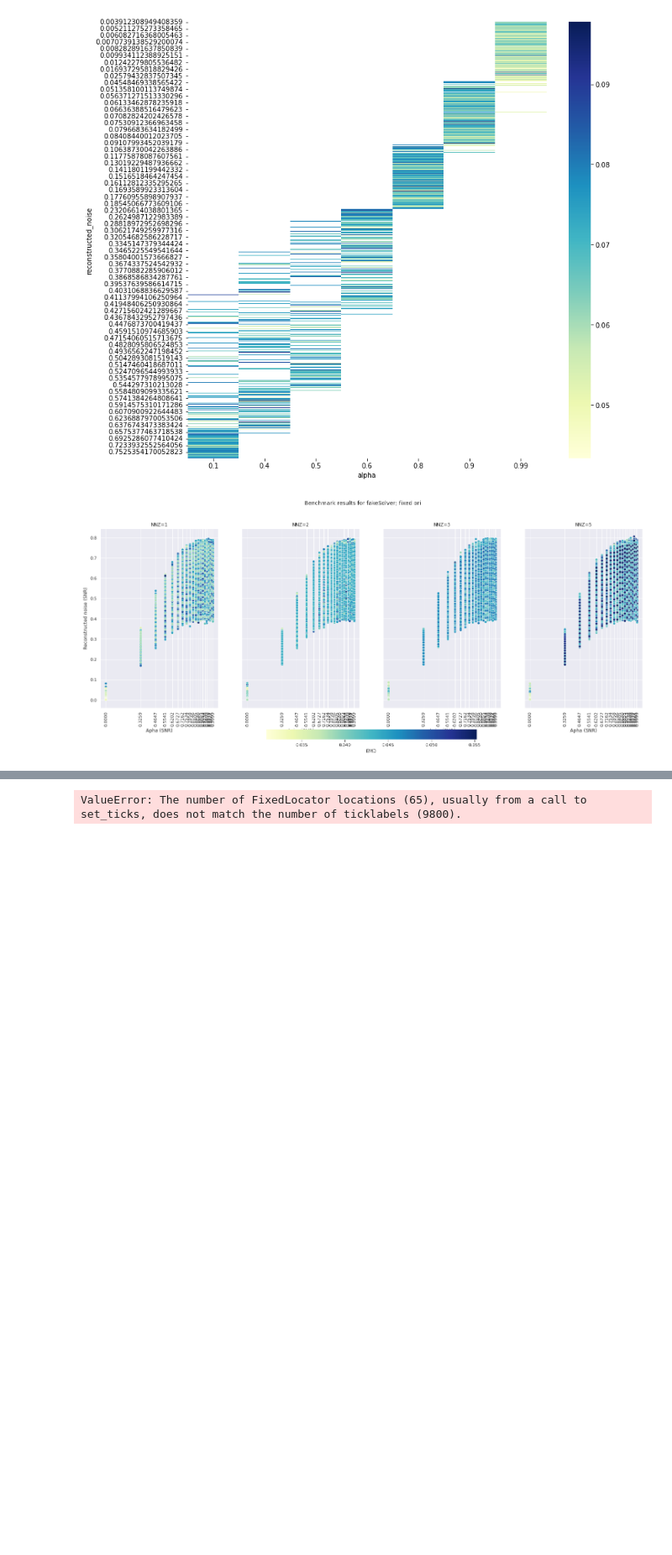
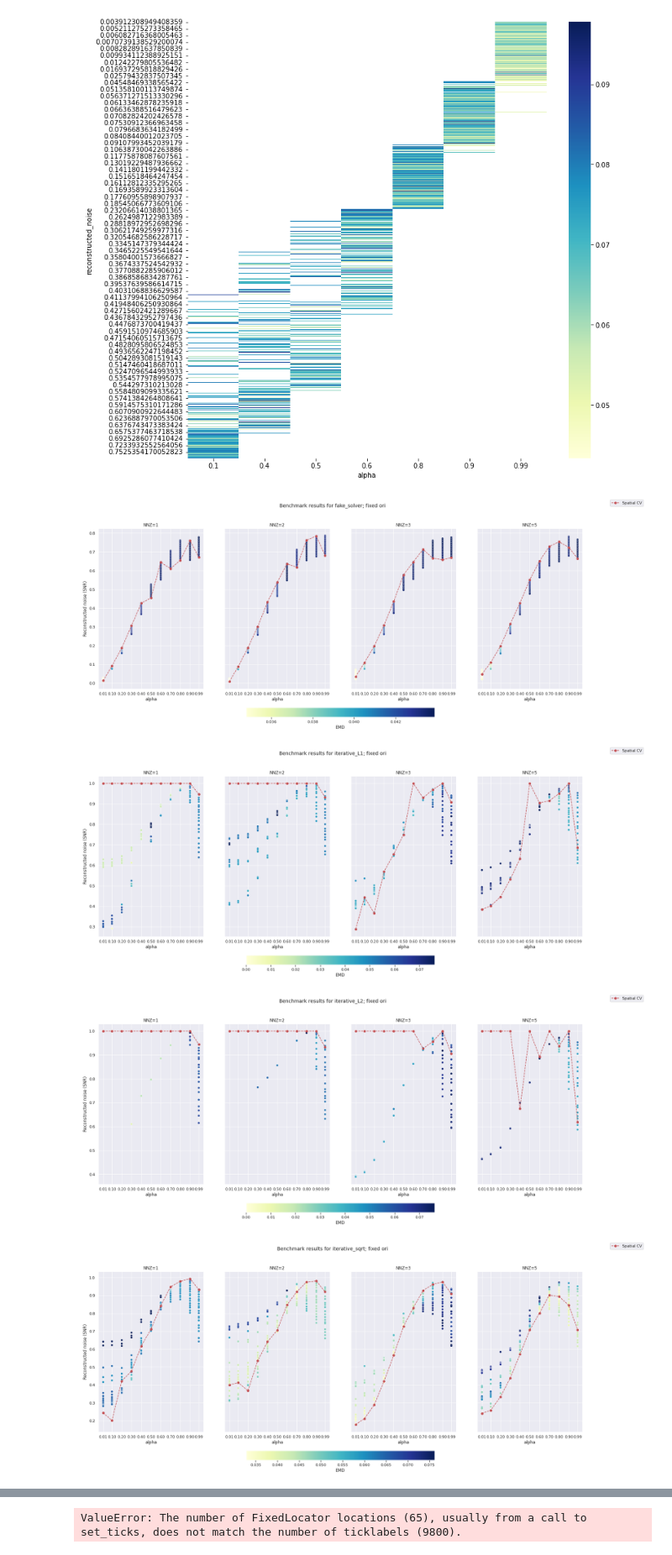
Before and after one commit to braindatalab/BSI-Zoo, a Jupyter notebook: plot_benchmark_metrics.ipynb, the cells around one changed output, grey strips where cells are left out. Shown at 84% size. Drawn from its saved outputs; the diff is of its cells as text; code cells hidden in the pictures; blank space fills up the shorter version.

Commit message:
updated plotting

```diff
--- a/plot_benchmark_metrics.ipynb
+++ b/plot_benchmark_metrics.ipynb
@@ -16,7 +16,8 @@ import matplotlib.pyplot as plt
 # for fakeSolver
 METRIC_NAMES = ['euclidean_distance', 'mse', 'emd', 'f1']
 
-benchmark_files_fixed = [f for f in os.listdir('bsi_zoo/data/') if ('pkl' in f) and ('fixed' in f) and ('20313' in f or '166' in f) and ('CV' not in f) and 'log' in f]
+# benchmark_files_fixed = [f for f in os.listdir('bsi_zoo/data/') if ('pkl' in f) and ('fixed' in f) and ('20313' in f or '166' in f) and ('CV' not in f) and 'log' in f]
+benchmark_files_fixed = ['benchmark_data_CC120166_fixed_May-18-2023_1613.pkl']
 benchmark_files_free = [f for f in os.listdir('bsi_zoo/data/') if 'pkl' in f and 'free' in f and ('166'  in f or '313' in f) and 'CV' not in f and 'log' in f]
 
 dfs_fixed = [pd.read_pickle(f'bsi_zoo/data/{file}') for file in benchmark_files_fixed]
@@ -24,6 +25,6 @@ dfs_free = [pd.read_pickle(f'bsi_zoo/data/{file}') for file in benchmark_files_f
 
 df_results_fixed = pd.concat(dfs_fixed)
 df_results_free = pd.concat(dfs_free)
-df_results_free
+df_results_fixed
 # %% [output]
 |  | estimator | euclidean_distance | mse | emd | f1 | reconstructed_noise | alpha | cov_type | ... |
@@ -84,35 +85,45 @@ ax = sns.heatmap(data, annot=False, fmt=".2f", cmap="YlGnBu")
 # %%
 # just testing
 df_results_fixed['alpha'] = 1-df_results_fixed['alpha'].astype(float)
 
 sns.set()
 # tips = sns.load_dataset("tips")
 # plt.figure(figsize=(12, 12))
-fig, axs = plt.subplots(1, len(df_results_fixed['nnz'].unique()), figsize=(25, 10), sharey=True)
-for i, nnzi in enumerate(df_results_fixed['nnz'].unique()):
+for estimator in df_results_fixed['estimator'].unique():
+    temp = df_results_fixed[df_results_fixed['estimator']==estimator]
+    fig, axs = plt.subplots(1, len(temp['nnz'].unique()), figsize=(25, 10), sharey=True)
+    for i, nnzi in enumerate(temp['nnz'].unique()):
 
-    data = df_results_fixed[df_results_fixed['nnz']==nnzi]
-    ax = sns.scatterplot(y="reconstructed_noise", x="alpha", hue="emd",
-                        palette='YlGnBu', data=data, ax=axs[i], legend=False)
-    # set x ticks for each subplot
-    axs[i].set_xticks(df_results_fixed['alpha'].unique())
-    # xticks vertical
-    axs[i].tick_params(axis='x', rotation=90)
-    # xlabel
-    axs[i].set_xlabel('Apha (SNR)')
-    axs[i].set_ylabel('Reconstructed noise (SNR)')
-    axs[i].set_title(f'NNZ={nnzi}')
+        data = temp[temp['nnz']==nnzi]
+        ax = sns.scatterplot(y="reconstructed_noise", x="alpha", hue="emd",
+                            palette='YlGnBu', data=data, ax=axs[i], legend=False)
+        # set x ticks for each subplot
+        axs[i].set_xticks(temp['alpha'].unique())
+        # xticks vertical
+        axs[i].tick_params(axis='x', rotation=90)
+        # xlabel
+        axs[i].set_xlabel('Apha (SNR)')
+        axs[i].set_ylabel('Reconstructed noise (SNR)')
+        axs[i].set_title(f'NNZ={nnzi}')
 
-norm = plt.Normalize(data['emd'].min(), data['emd'].max())
-sm = plt.cm.ScalarMappable(cmap="YlGnBu", norm=norm)
-sm.set_array([])
-fig.colorbar(sm, ax=axs, orientation='horizontal', fraction=0.05, pad=0.1, label='EMD')
-# set colorbar label
-# set title
-fig.suptitle('Benchmark results for fakeSolver; fixed ori', fontsize=14)
+        # spatial CV regularization parameter in red lineplot
+        spatialCV = data[['alpha', 'reconstructed_noise', 'emd']].dropna(axis=0)
+        spatialCV.loc[spatialCV.groupby(['alpha'])['emd'].idxmin()].plot(x='alpha', y='reconstructed_noise', style='ro--', ax=axs[i], legend=False)
 
-# axs.figure.colorbar(sm)
+    norm = plt.Normalize(data['emd'].min(), data['emd'].max())
+    sm = plt.cm.ScalarMappable(cmap="YlGnBu", norm=norm)
+    sm.set_array([])
+    fig.colorbar(sm, ax=axs, orientation='horizontal', fraction=0.05, pad=0.1, label='EMD')
+    fig.legend(labels=['Spatial CV'], loc='upper right')
+    # set colorbar label
+    # set title
+    fig.suptitle(f'Benchmark results for {estimator}; fixed ori', fontsize=14)
 
-plt.show()
+    # axs.figure.colorbar(sm)
+
+    plt.show()
 # %% [output]
-[figure, old version]
+[figure, new version]
+[figure, added]
+[figure, added]
+[figure, added]
```
Also changed, not shown: parts of 4 cells of this notebook.
